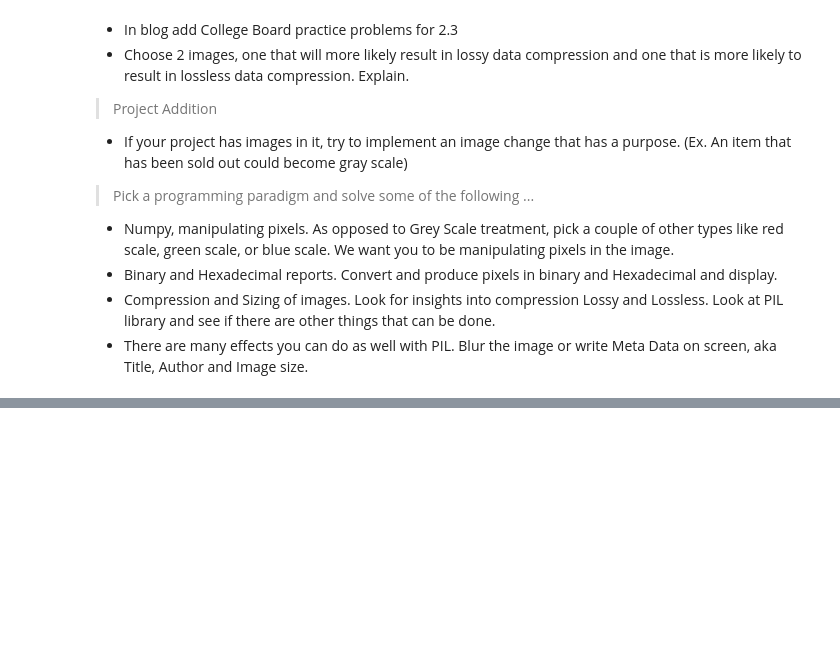
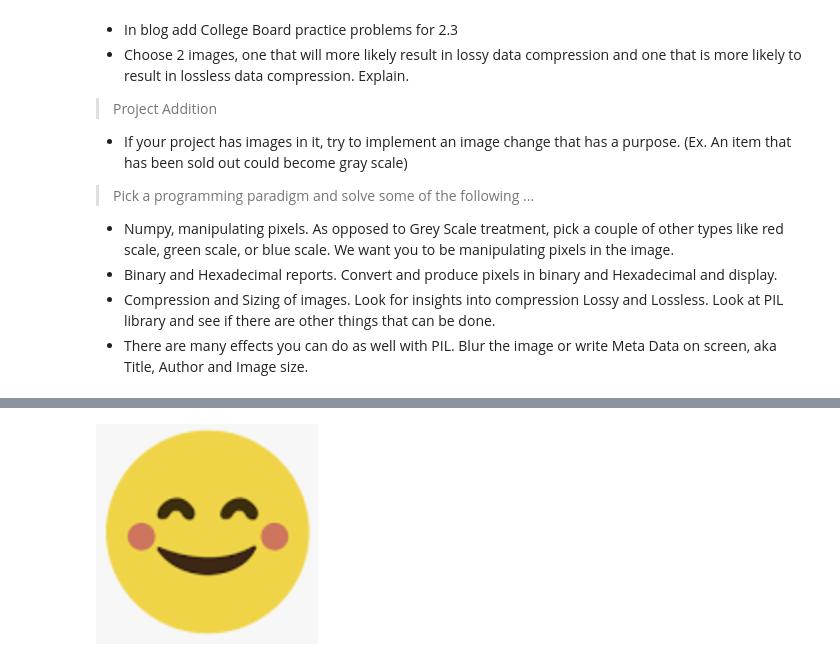
Before and after one commit to sachitcode/fastpages-sachit-blog, a Jupyter notebook: _notebooks/2023-03-07-AP-unit2-2.ipynb, the cells around one changed output, grey strips where cells are left out. Saved outputs shown, nothing was run; the diff lists cells and outputs as text; code cells hidden in the pictures; blank space fills up the shorter version.

Commit message:
using python code to display image

```diff
--- a/_notebooks/2023-03-07-AP-unit2-2.ipynb
+++ b/_notebooks/2023-03-07-AP-unit2-2.ipynb
@@ -386,0 +387,32 @@ if __name__ == "__main__":
+# %%
+
+from IPython.display import Image, display
+from pathlib import Path  # https://medium.com/@ageitgey/python-3-quick-tip-the-easy-way-to-deal-with-file-paths-on-windows-mac-and-linux-11a072b58d5f
+
+# prepares a series of images
+def image_data(path=Path("images/"), images=None):  # path of static images is defaulted
+    if images is None:  # default image
+        images = [
+            {'source': "Peter Carolin", 'label': "Clouds Impression", 'file': "happyface.png"},
+        ]
+    for image in images:
+        # File to open
+        image['filename'] = path / image['file']  # file with path
+    return images
+
+def image_display(images):
+    for image in images:
+        display(Image(filename=image['filename']))
+
+
+# Run this as standalone tester to see sample data printed in Jupyter terminal
+if __name__ == "__main__":
+    # print parameter supplied image
+    # green_square = image_data(images=[{'source': "Internet", 'label': "Green Square", 'file': "happyface.png"}])
+    # image_display(green_square)
+
+    # display default images from image_data()
+    default_images = image_data()
+    image_display(default_images)
+# %% [output]
+[figure, added]
```
Also changed, not shown: parts of 3 cells of this notebook.
